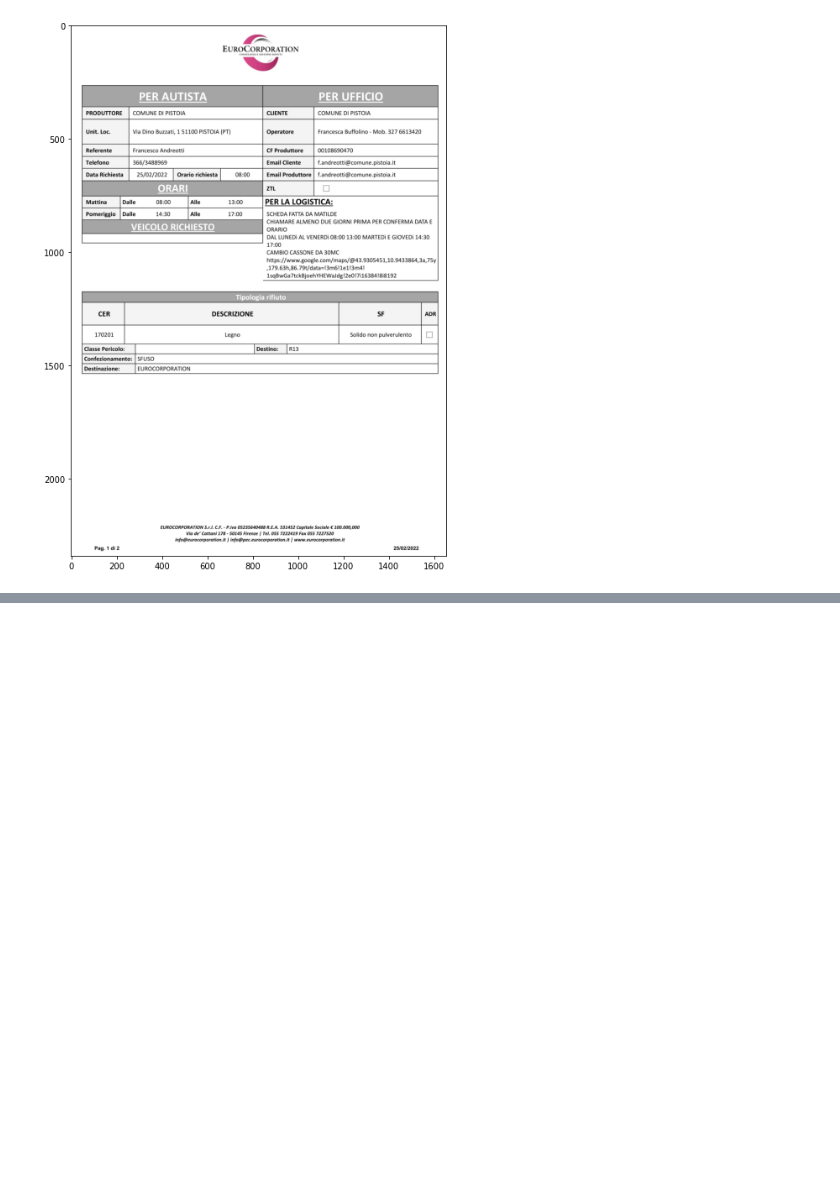
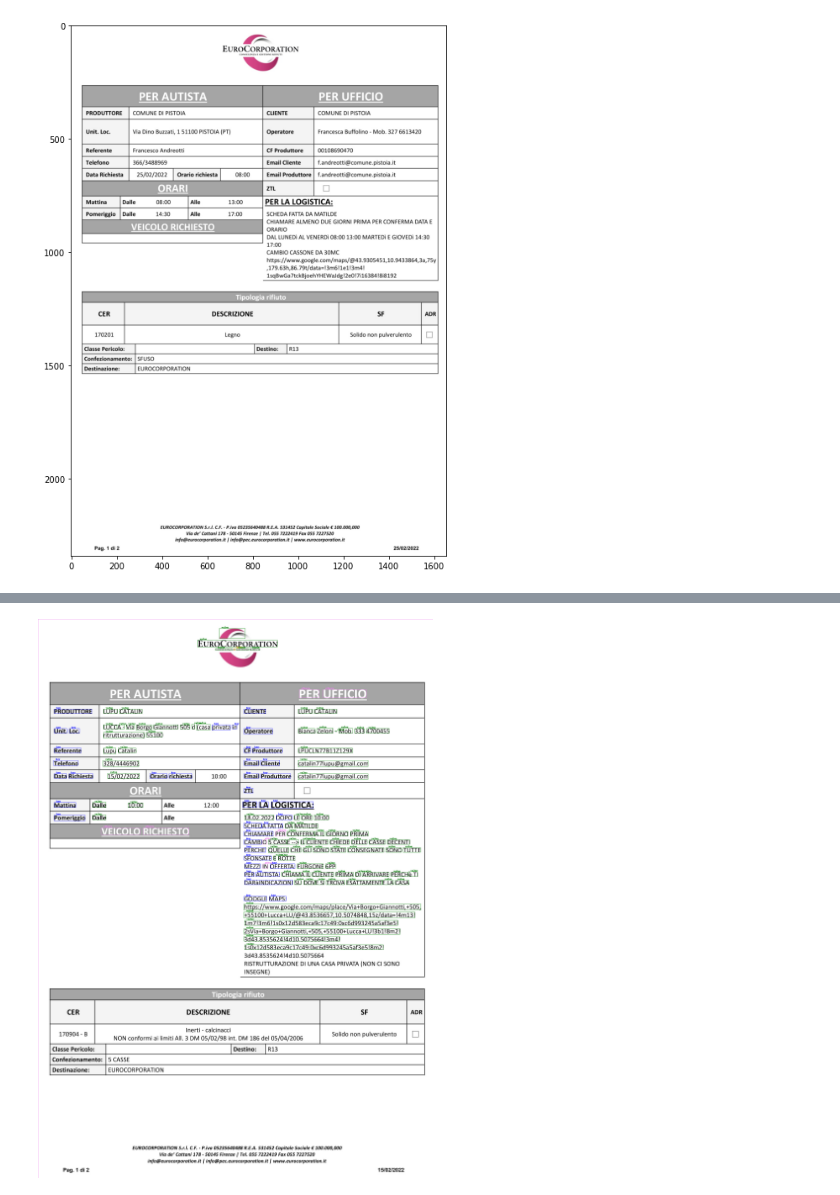
Before and after one commit to jyotiyadav94/LayoutLMV3, a Jupyter notebook: layoutlmv3_cord-main/Finetune_LayoutLMV3_on_CORD.ipynb, the cells around one changed output, grey strips where cells are left out. Saved outputs shown, nothing was run; the diff lists cells and outputs as text; code cells hidden in the pictures; blank space fills up the shorter version.

```diff
--- a/layoutlmv3_cord-main/Finetune_LayoutLMV3_on_CORD.ipynb
+++ b/layoutlmv3_cord-main/Finetune_LayoutLMV3_on_CORD.ipynb
@@ -203,13 +200,13 @@ processor = LayoutLMv3Processor(LayoutLMv3FeatureExtractor(apply_ocr=False), tok
 
 
 train_dataset = CORDDataset(annotations=train,
-                            image_dir='/content/drive/Shareddrives/Data Science Team folder-open/Sandeep Kumar Kushwaha/CORD dataset -Sandeep/layoutLMV2 -CORD/images/train/',
+                            image_dir='/content/drive/MyDrive/EuroCoorp/CORDTest/layoutLMV2 -CORD/images/train/',
                             processor=processor)
 val_dataset = CORDDataset(annotations=val,
-                            image_dir='/content/drive/Shareddrives/Data Science Team folder-open/Sandeep Kumar Kushwaha/CORD dataset -Sandeep/layoutLMV2 -CORD/images/val/',
+                            image_dir='/content/drive/MyDrive/EuroCoorp/CORDTest/layoutLMV2 -CORD/images/val/',
                             processor=processor)
 test_dataset = CORDDataset(annotations=test,
-                            image_dir='/content/drive/Shareddrives/Data Science Team folder-open/Sandeep Kumar Kushwaha/CORD dataset -Sandeep/layoutLMV2 -CORD/images/test/',
+                            image_dir='/content/drive/MyDrive/EuroCoorp/CORDTest/layoutLMV2 -CORD/images/test/',
                             processor=processor)
 # %%
 encoding = train_dataset[0]
@@ -556,0 +635,4 @@ id2label {0: 'datarichiesta', 1: 'orariorichiesta', 2: 'produttore', 3: 'O', 4:
+# %%
+im
+# %% [output]
+[figure, added]
```
Also changed, not shown: parts of 16 cells of this notebook.
